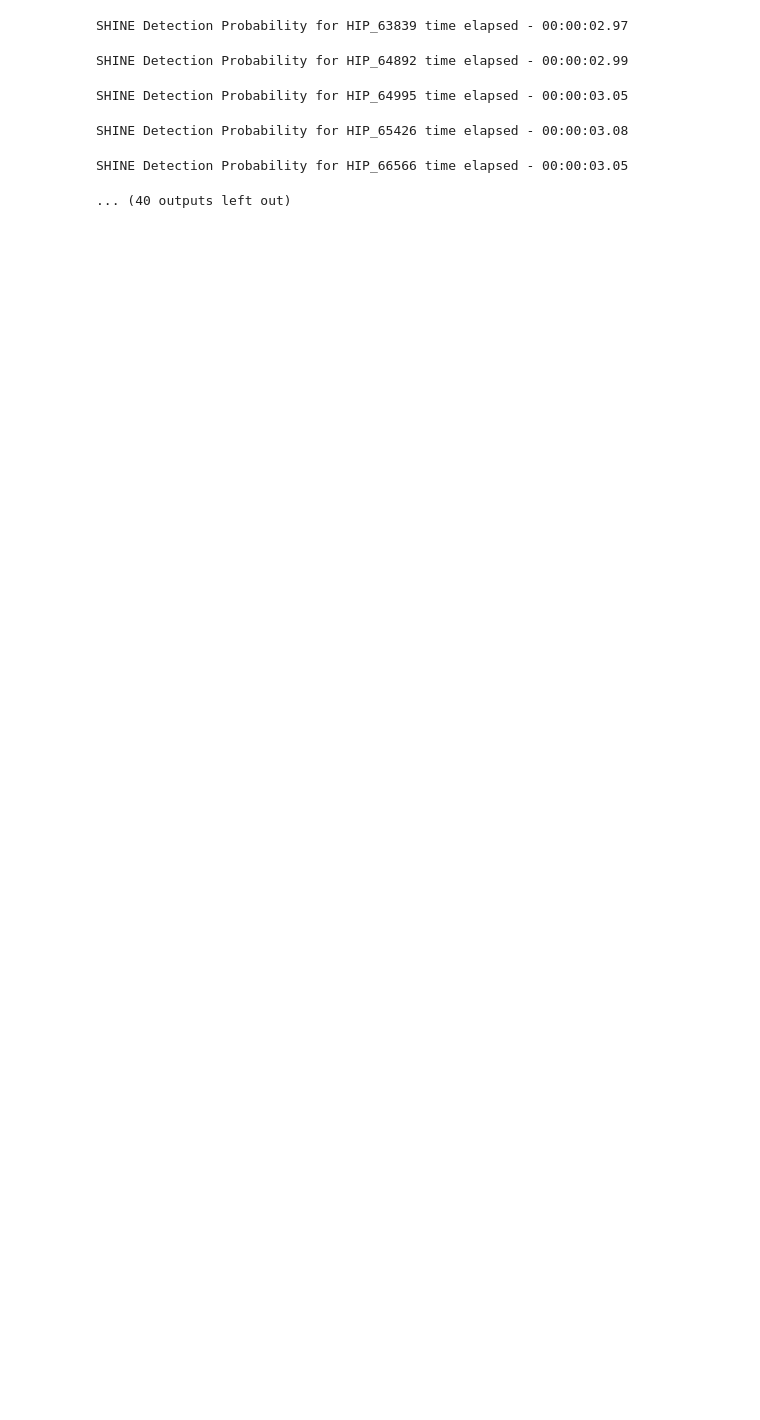
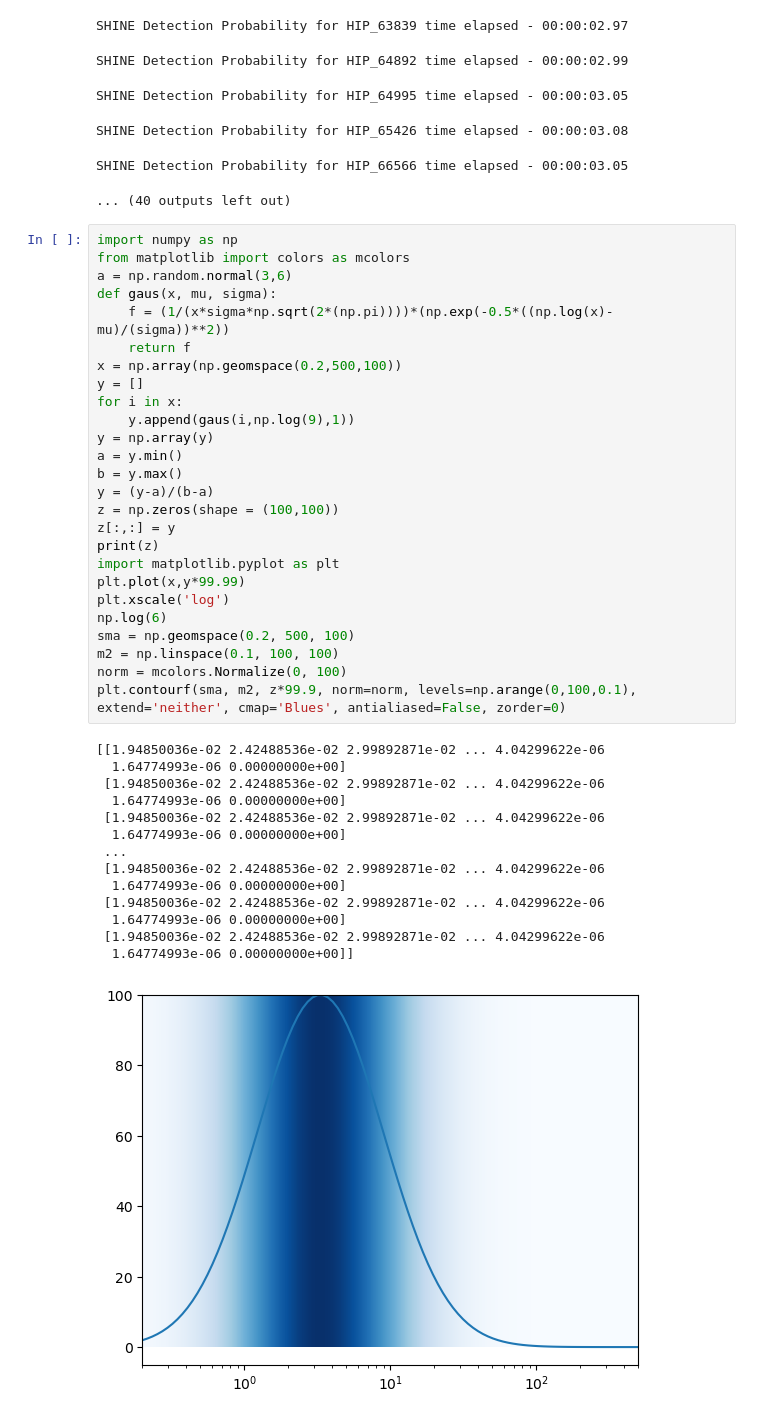
Before and after one commit to BryceDixon/High_Contrast_Imaging, a Jupyter notebook: test.ipynb, the cells around one changed output. Drawn from its saved outputs; the diff is of its cells as text; blank space fills up the shorter version.

Commit message:
confidence levels

```diff
--- a/test.ipynb
+++ b/test.ipynb
@@ -211,3 +211,44 @@ SHINE Detection Probability for HIP_64995 time elapsed - 00:00:03.05
 SHINE Detection Probability for HIP_65426 time elapsed - 00:00:03.08
 SHINE Detection Probability for HIP_66566 time elapsed - 00:00:03.05
 ... (40 outputs left out)
+# %%
+import numpy as np
+from matplotlib import colors as mcolors
+a = np.random.normal(3,6)
+def gaus(x, mu, sigma):
+    f = (1/(x*sigma*np.sqrt(2*(np.pi))))*(np.exp(-0.5*((np.log(x)-mu)/(sigma))**2))
+    return f
+x = np.array(np.geomspace(0.2,500,100))
+y = []
+for i in x:
+    y.append(gaus(i,np.log(9),1))
+y = np.array(y)
+a = y.min()
+b = y.max()
+y = (y-a)/(b-a)
+z = np.zeros(shape = (100,100))
+z[:,:] = y
+print(z)
+import matplotlib.pyplot as plt
+plt.plot(x,y*99.99)
+plt.xscale('log')
+np.log(6)
+sma = np.geomspace(0.2, 500, 100)
+m2 = np.linspace(0.1, 100, 100)
+norm = mcolors.Normalize(0, 100)
+plt.contourf(sma, m2, z*99.9, norm=norm, levels=np.arange(0,100,0.1), extend='neither', cmap='Blues', antialiased=False, zorder=0)
+# %% [output]
+[[1.94850036e-02 2.42488536e-02 2.99892871e-02 ... 4.04299622e-06
+  1.64774993e-06 0.00000000e+00]
+ [1.94850036e-02 2.42488536e-02 2.99892871e-02 ... 4.04299622e-06
+  1.64774993e-06 0.00000000e+00]
+ [1.94850036e-02 2.42488536e-02 2.99892871e-02 ... 4.04299622e-06
+  1.64774993e-06 0.00000000e+00]
+ ...
+ [1.94850036e-02 2.42488536e-02 2.99892871e-02 ... 4.04299622e-06
+  1.64774993e-06 0.00000000e+00]
+ [1.94850036e-02 2.42488536e-02 2.99892871e-02 ... 4.04299622e-06
+  1.64774993e-06 0.00000000e+00]
+ [1.94850036e-02 2.42488536e-02 2.99892871e-02 ... 4.04299622e-06
+  1.64774993e-06 0.00000000e+00]]
+[figure, added]
```
Also changed, not shown: parts of 1 cell of this notebook, 8 other files.
